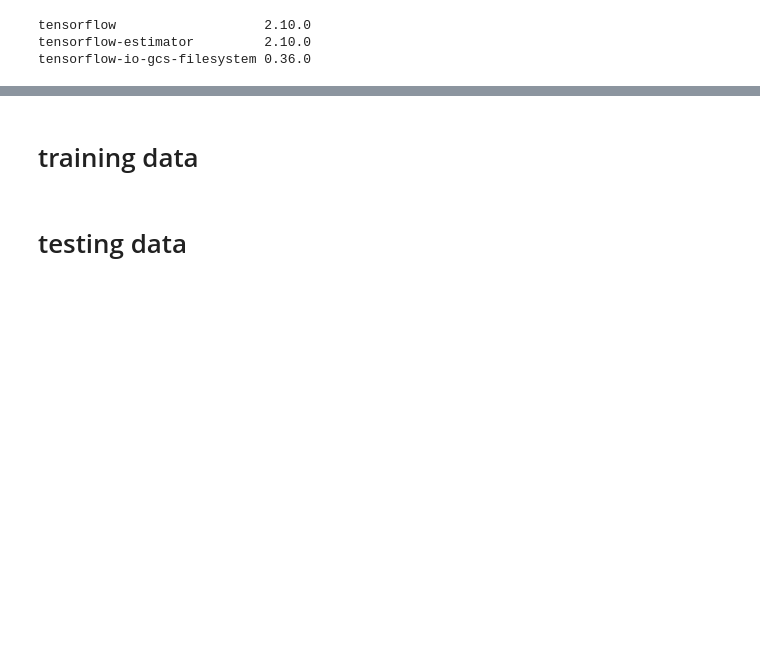
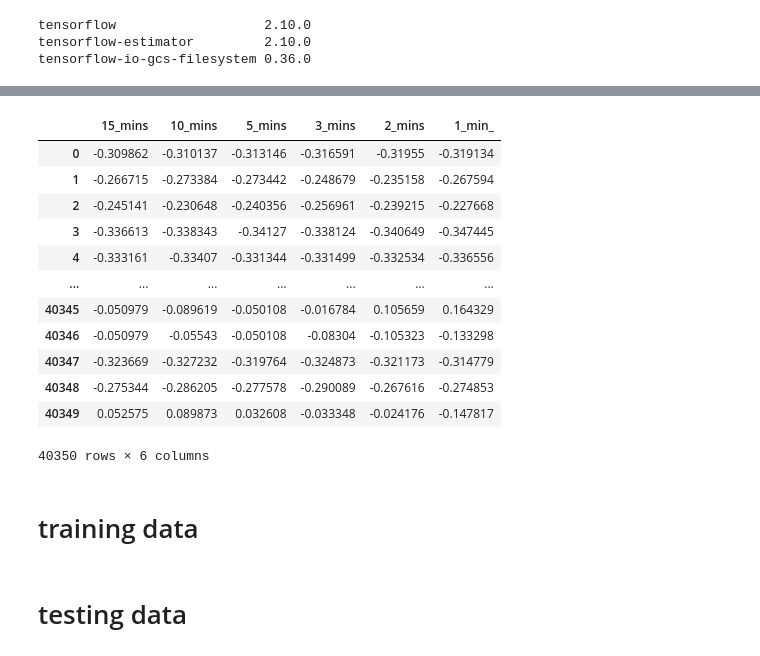
Before and after one commit to Harlequinht/which_horse, a Jupyter notebook: notebook/Deep_Learning_model-0803_modifying.ipynb, the cells around one changed output, grey strips where cells are left out. Drawn from its saved outputs; the diff is of its cells as text; code cells hidden in the pictures; blank space fills up the shorter version.

```diff
--- a/notebook/Deep_Learning_model-0803_modifying.ipynb
+++ b/notebook/Deep_Learning_model-0803_modifying.ipynb
@@ -86,5 +94,4 @@ from tensorflow.keras.callbacks import EarlyStopping
  which_horse_flat_modeling.ipynb
  which_horse.ipynb
 # %%
-df = pd.read_csv('../raw_data/combined_flat2_csv.csv')
-df['randNumCol'] = np.random.choice([1, 9, 20], df.shape[0])
+df = pd.read_csv('../raw_data/merge_dfs.csv')
@@ -107,7 +144,23 @@ X_test = test.drop(columns = ['win_or_lose', 'randNumCol'], axis =1 )
 # %%
-y_train = train[['win_or_lose', 'randNumCol']]
-y_val = val[['win_or_lose', 'randNumCol']]
-y_test = test[['win_or_lose', 'randNumCol']]
+y_train = train[['15_mins', '10_mins', '5_mins', '3_mins', '2_mins', '1_min_']]
+y_val = val[['15_mins', '10_mins', '5_mins', '3_mins', '2_mins', '1_min_']]
+y_test = test[['15_mins', '10_mins', '5_mins', '3_mins', '2_mins', '1_min_']]
+# %%
+y_test
+# %% [output]
+|  | 15_mins | 10_mins | 5_mins | 3_mins | 2_mins | 1_min_ |
+| 0 | -0.309862 | -0.310137 | -0.313146 | -0.316591 | -0.31955 | -0.319134 |
+| 1 | -0.266715 | -0.273384 | -0.273442 | -0.248679 | -0.235158 | -0.267594 |
+| 2 | -0.245141 | -0.230648 | -0.240356 | -0.256961 | -0.239215 | -0.227668 |
+| 3 | -0.336613 | -0.338343 | -0.34127 | -0.338124 | -0.340649 | -0.347445 |
+| 4 | -0.333161 | -0.33407 | -0.331344 | -0.331499 | -0.332534 | -0.336556 |
+| ... | ... | ... | ... | ... | ... | ... |
+| 40345 | -0.050979 | -0.089619 | -0.050108 | -0.016784 | 0.105659 | 0.164329 |
+| 40346 | -0.050979 | -0.05543 | -0.050108 | -0.08304 | -0.105323 | -0.133298 |
+| 40347 | -0.323669 | -0.327232 | -0.319764 | -0.324873 | -0.321173 | -0.314779 |
+| 40348 | -0.275344 | -0.286205 | -0.277578 | -0.290089 | -0.267616 | -0.274853 |
+| 40349 | 0.052575 | 0.089873 | 0.032608 | -0.033348 | -0.024176 | -0.147817 |
+40350 rows × 6 columns
 # %% [markdown]
 # training data
 # %%
```
Also changed, not shown: parts of 13 cells of this notebook.
